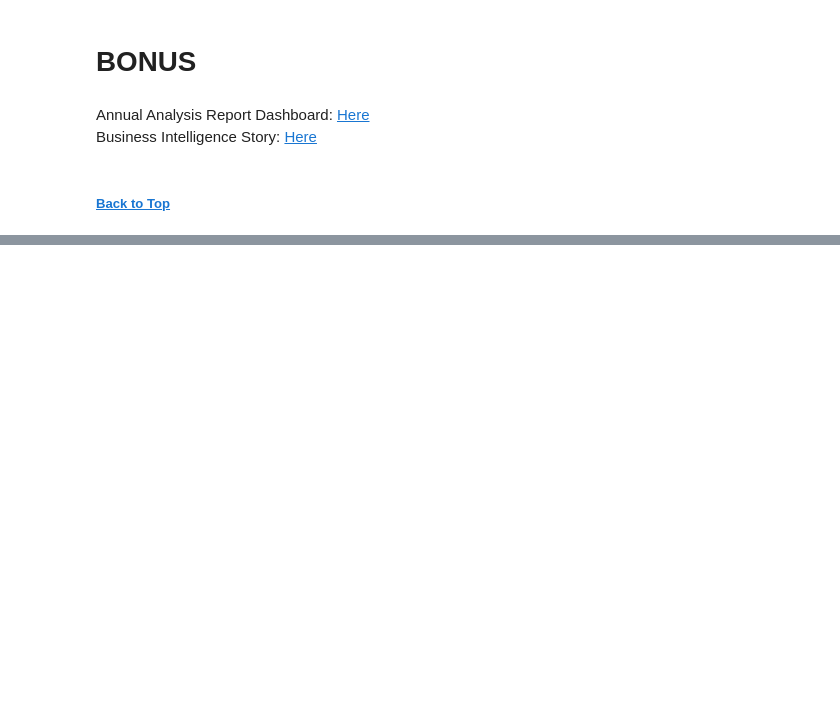
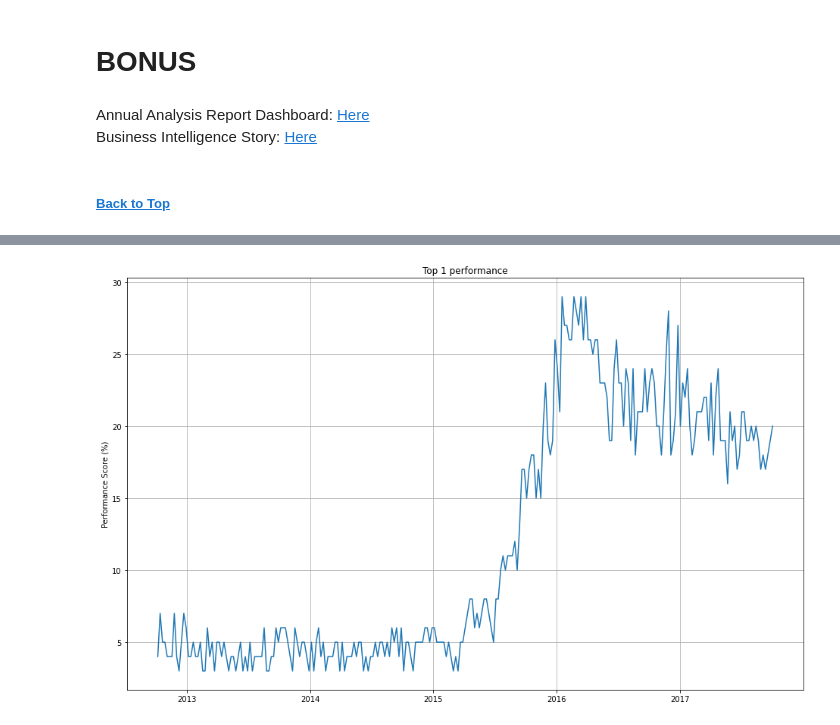
Before and after one commit to xevan1996/MarketSurveyOnClothesSales, a Jupyter notebook: Omnilytics Test.ipynb, the cells around one changed output, grey strips where cells are left out. Cells and saved outputs as stored; diff of their text form; code cells hidden in the pictures; blank space fills up the shorter version.

```diff
--- a/Omnilytics Test.ipynb
+++ b/Omnilytics Test.ipynb
@@ -1152,0 +1166,5 @@ Business Intelligence Story: [Here](https://public.tableau.com/app/profile/yapcl
+# %%
+csv_file = 'trends1.csv'
+df = pd.read_csv(csv_file)
+df.drop(df.columns[[0]], axis=1, inplace = True)
+df['date']= pd.to_datetime(df['date'])
@@ -1152,0 +1187,9 @@ Business Intelligence Story: [Here](https://public.tableau.com/app/profile/yapcl
+# %%
+plt.figure(figsize=(16,10))
+plt.plot(df['date'], df['top 1'])
+plt.title('Top 1 performance')
+plt.ylabel('Performance Score (%)')
+plt.grid(True)
+plt.show()
+# %% [output]
+[figure, added]
```
Also changed, not shown: parts of 29 cells of this notebook.
